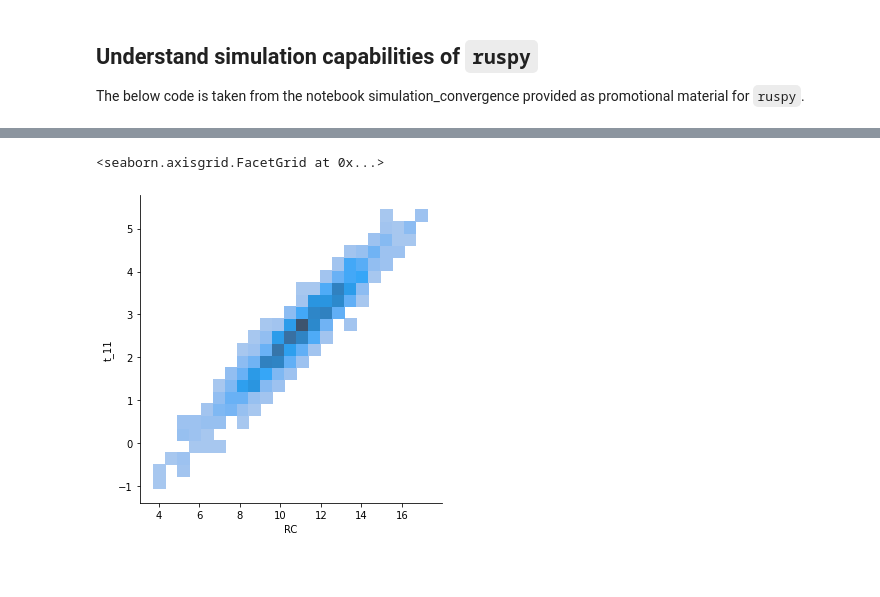
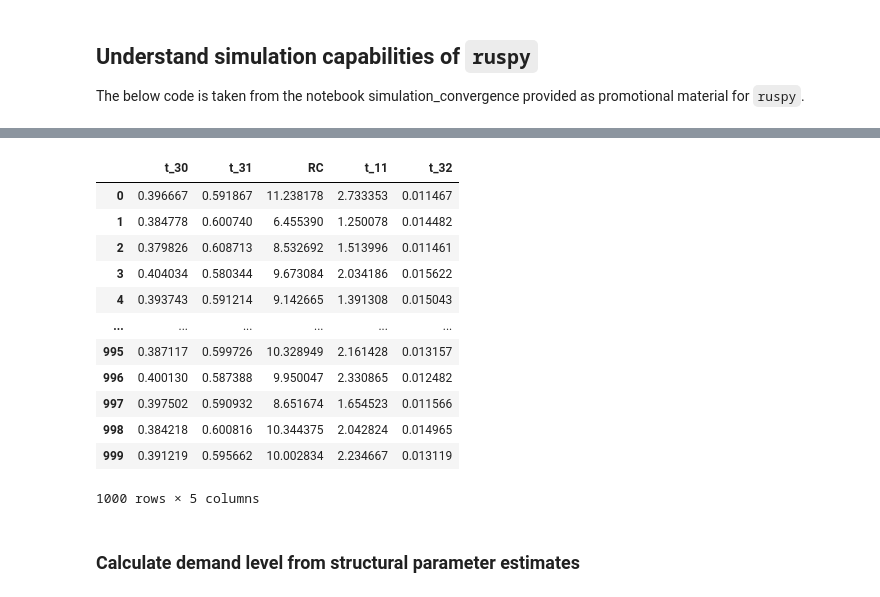
Before and after one commit to bhmueller/thesis, a Jupyter notebook: distribution_structural_parameter_estimates.ipynb, the cells around one changed output, grey strips where cells are left out. Saved outputs shown, nothing was run; the diff lists cells and outputs as text; code cells hidden in the pictures; blank space fills up the shorter version.

```diff
--- a/distribution_structural_parameter_estimates.ipynb
+++ b/distribution_structural_parameter_estimates.ipynb
@@ -115,0 +125,16 @@ parameter_samples
+# %%
+parameter_samples
+# %% [output]
+|  | t_30 | t_31 | RC | t_11 | t_32 |
+| 0 | 0.396667 | 0.591867 | 11.238178 | 2.733353 | 0.011467 |
+| 1 | 0.384778 | 0.600740 | 6.455390 | 1.250078 | 0.014482 |
+| 2 | 0.379826 | 0.608713 | 8.532692 | 1.513996 | 0.011461 |
+| 3 | 0.404034 | 0.580344 | 9.673084 | 2.034186 | 0.015622 |
+| 4 | 0.393743 | 0.591214 | 9.142665 | 1.391308 | 0.015043 |
+| ... | ... | ... | ... | ... | ... |
+| 995 | 0.387117 | 0.599726 | 10.328949 | 2.161428 | 0.013157 |
+| 996 | 0.400130 | 0.587388 | 9.950047 | 2.330865 | 0.012482 |
+| 997 | 0.397502 | 0.590932 | 8.651674 | 1.654523 | 0.011566 |
+| 998 | 0.384218 | 0.600816 | 10.344375 | 2.042824 | 0.014965 |
+| 999 | 0.391219 | 0.595662 | 10.002834 | 2.234667 | 0.013119 |
+1000 rows × 5 columns
@@ -116,6 +144,3 @@ parameter_samples
 # %%
 # Plot distributions.
-sns.displot(parameter_samples, x='RC', y='t_11')
+#sns.displot(parameter_samples, x='RC', y='t_11')
-# %% [output]
-<seaborn.axisgrid.FacetGrid at 0x...>
-[figure, removed]
@@ -121,0 +150,2 @@ sns.displot(parameter_samples, x='RC', y='t_11')
+# %% [markdown]
+### Calculate demand level from structural parameter estimates
```
Also changed, not shown: parts of 28 cells of this notebook.
